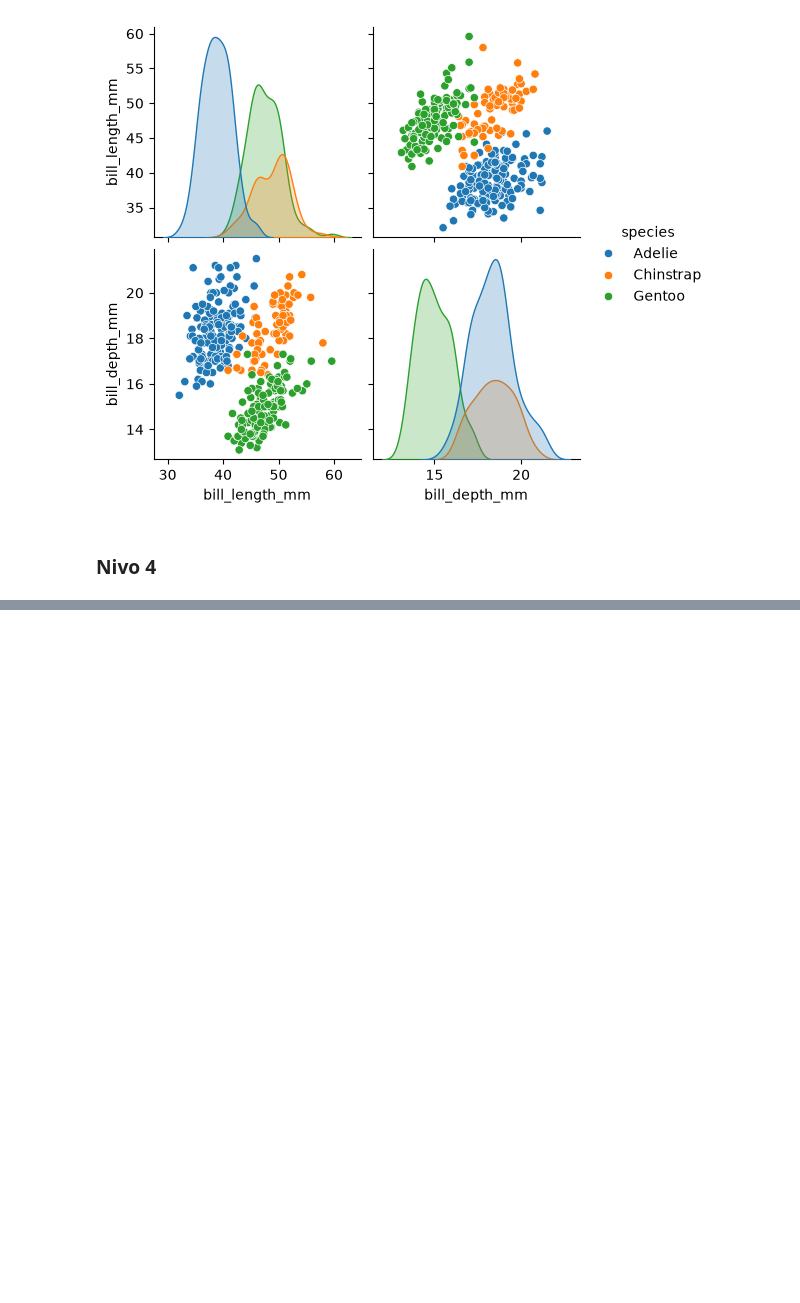
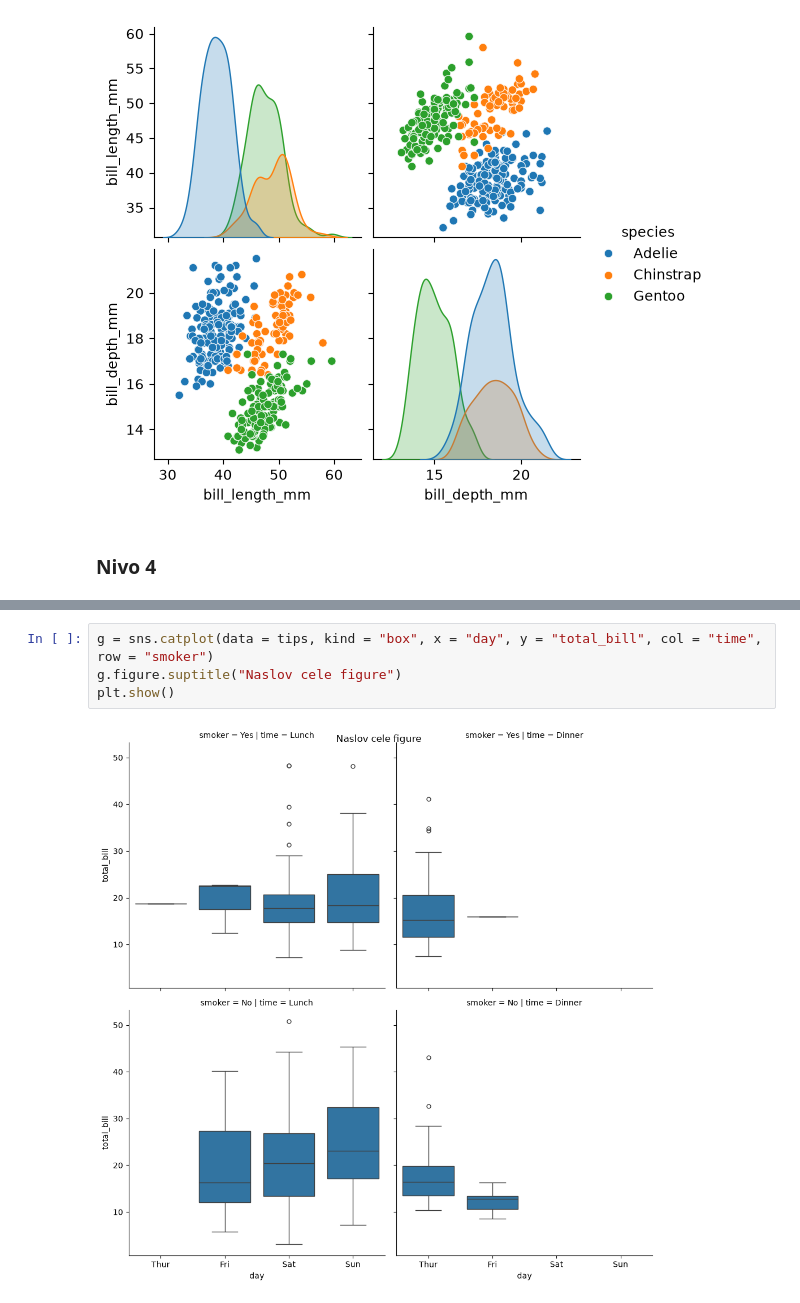
Before and after one commit to GasmirzZ/Machine-Learning, a Jupyter notebook: Libraries(np-pd-plt-sns)/Seaborn.ipynb, the cells around one changed output, grey strips where cells are left out. Cells and saved outputs as stored; diff of their text form; blank space fills up the shorter version.

```diff
--- a/Libraries(np-pd-plt-sns)/Seaborn.ipynb
+++ b/Libraries(np-pd-plt-sns)/Seaborn.ipynb
@@ -264,0 +282,6 @@ plt.show()
+# %%
+g = sns.catplot(data = tips, kind = "box", x = "day", y = "total_bill", col = "time", row = "smoker")
+g.figure.suptitle("Naslov cele figure")
+plt.show()
+# %% [output]
+[figure, added]
```
Also changed, not shown: parts of 4 cells of this notebook.
